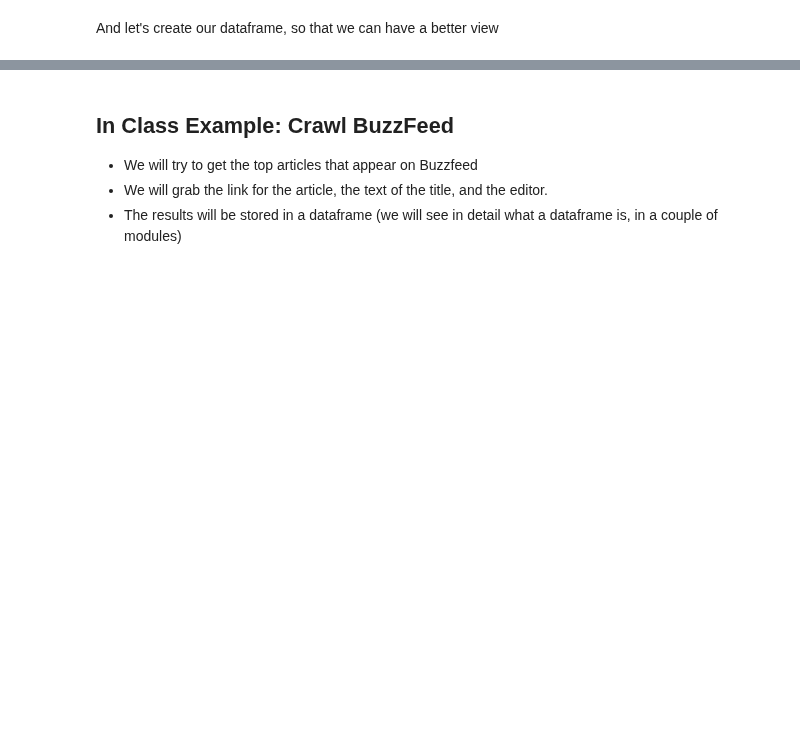
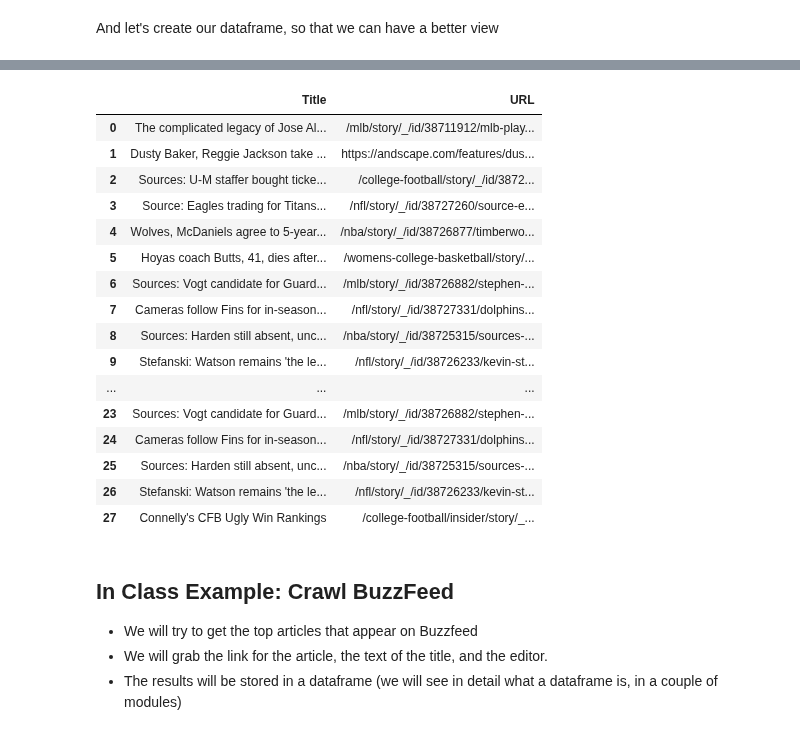
Before and after one commit to ipeirotis/dealing_with_data, a Jupyter notebook: 04-Web_Scraping/B-Crawling_HTML_Pages.ipynb, the cells around one changed output, grey strips where cells are left out. Saved outputs shown, nothing was run; the diff lists cells and outputs as text; code cells hidden in the pictures; blank space fills up the shorter version.

```diff
--- a/04-Web_Scraping/B-Crawling_HTML_Pages.ipynb
+++ b/04-Web_Scraping/B-Crawling_HTML_Pages.ipynb
@@ -210,8 +275,26 @@ df
 # %%
-headlines = doc.xpath('//a[@data-mptype="headline"]')
-data = [{"Title": a.text_content(), "URL": a.get("href")} for a in headlines]
+headlines = espn_soup.find_all('a', {'data-mptype': 'headline'})
+data = [{"Title": a.text, "URL": a.get("href")} for a in headlines]
 df = pandas.DataFrame(data)
 df
+# %% [output]
+|  | Title | URL |
+| 0 | The complicated legacy of Jose Al... | /mlb/story/_/id/38711912/mlb-play... |
+| 1 | Dusty Baker, Reggie Jackson take ... | https://andscape.com/features/dus... |
+| 2 | Sources: U-M staffer bought ticke... | /college-football/story/_/id/3872... |
+| 3 | Source: Eagles trading for Titans... | /nfl/story/_/id/38727260/source-e... |
+| 4 | Wolves, McDaniels agree to 5-year... | /nba/story/_/id/38726877/timberwo... |
+| 5 | Hoyas coach Butts, 41, dies after... | /womens-college-basketball/story/... |
+| 6 | Sources: Vogt candidate for Guard... | /mlb/story/_/id/38726882/stephen-... |
+| 7 | Cameras follow Fins for in-season... | /nfl/story/_/id/38727331/dolphins... |
+| 8 | Sources: Harden still absent, unc... | /nba/story/_/id/38725315/sources-... |
+| 9 | Stefanski: Watson remains 'the le... | /nfl/story/_/id/38726233/kevin-st... |
+| ... | ... | ... |
+| 23 | Sources: Vogt candidate for Guard... | /mlb/story/_/id/38726882/stephen-... |
+| 24 | Cameras follow Fins for in-season... | /nfl/story/_/id/38727331/dolphins... |
+| 25 | Sources: Harden still absent, unc... | /nba/story/_/id/38725315/sources-... |
+| 26 | Stefanski: Watson remains 'the le... | /nfl/story/_/id/38726233/kevin-st... |
+| 27 | Connelly's CFB Ugly Win Rankings | /college-football/insider/story/_... |
 # %% [markdown]
 ## In Class Example: Crawl BuzzFeed
 
```
Also changed, not shown: parts of 13 cells of this notebook.
